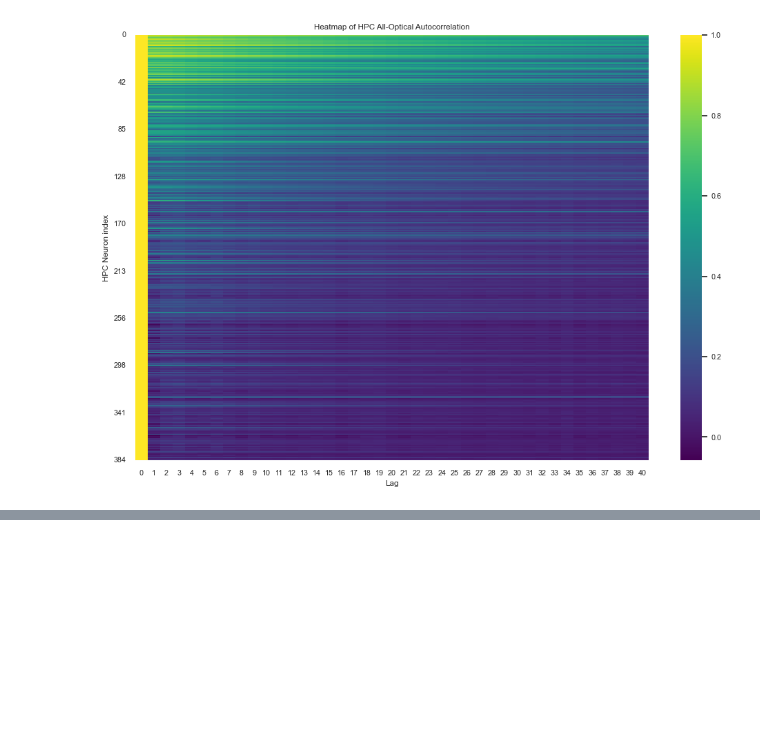
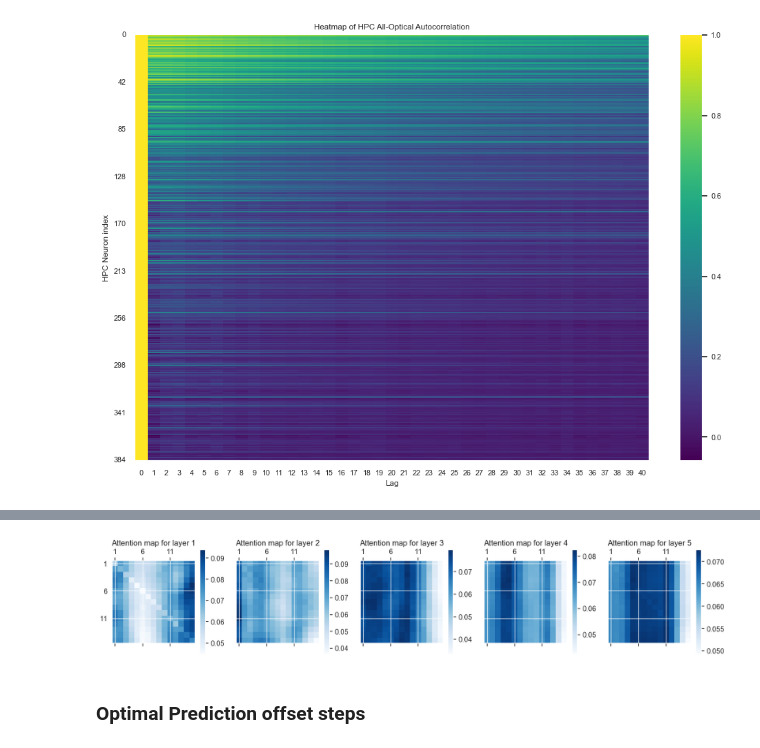
Before and after one commit to cngzlsh/approx_brain, a Jupyter notebook: poster.ipynb, the cells around one changed output, grey strips where cells are left out. Drawn from its saved outputs; the diff is of its cells as text; code cells hidden in the pictures; blank space fills up the shorter version.

```diff
--- a/poster.ipynb
+++ b/poster.ipynb
@@ -779,0 +780,17 @@ AttributeError: 'NoneType' object has no attribute 'detach'
+# %%
+# plot average attention map for each layer
+
+f, axes = plt.subplots(ncols=5, nrows=1, sharey=True, figsize=(20,5))
+for layer, attn_w in enumerate(attention_weights_dict.values()):
+    m = axes[layer].matshow(torch.mean(attn_w, dim=0).cpu().numpy(), cmap='Blues')
+    f.colorbar(m, shrink=0.7)
+    axes[layer].set_xticks(np.arange(0, 15, 5), np.arange(1, 16, 5))
+    axes[layer].set_yticks(np.arange(0, 15, 5), np.arange(1, 16, 5))
+    axes[layer].set_title(f'Attention map for layer {layer+1}')
+
+plt.savefig('./figures/attn_maps', bbox_inches='tight', dpi=350)
+plt.show()
+# %% [output]
+[figure, added]
+# %% [markdown]
+### Optimal Prediction offset steps
```
Also changed, not shown: parts of 10 cells of this notebook, 1 other file.
